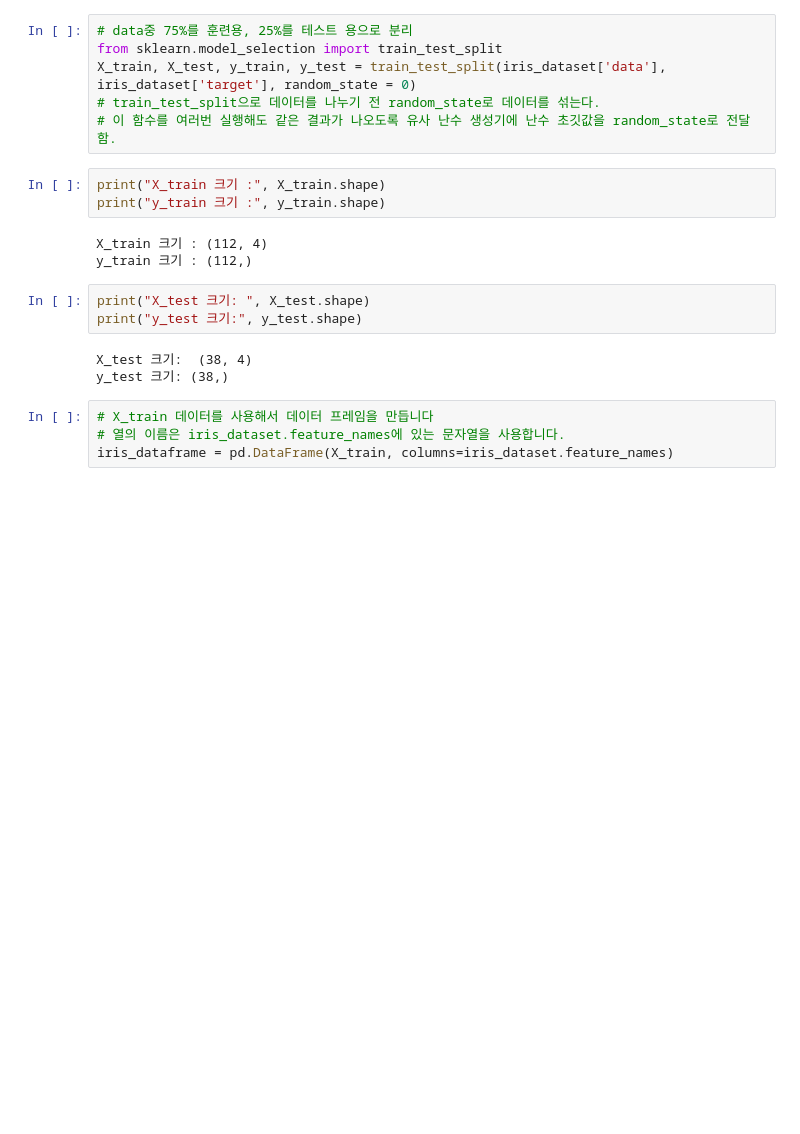
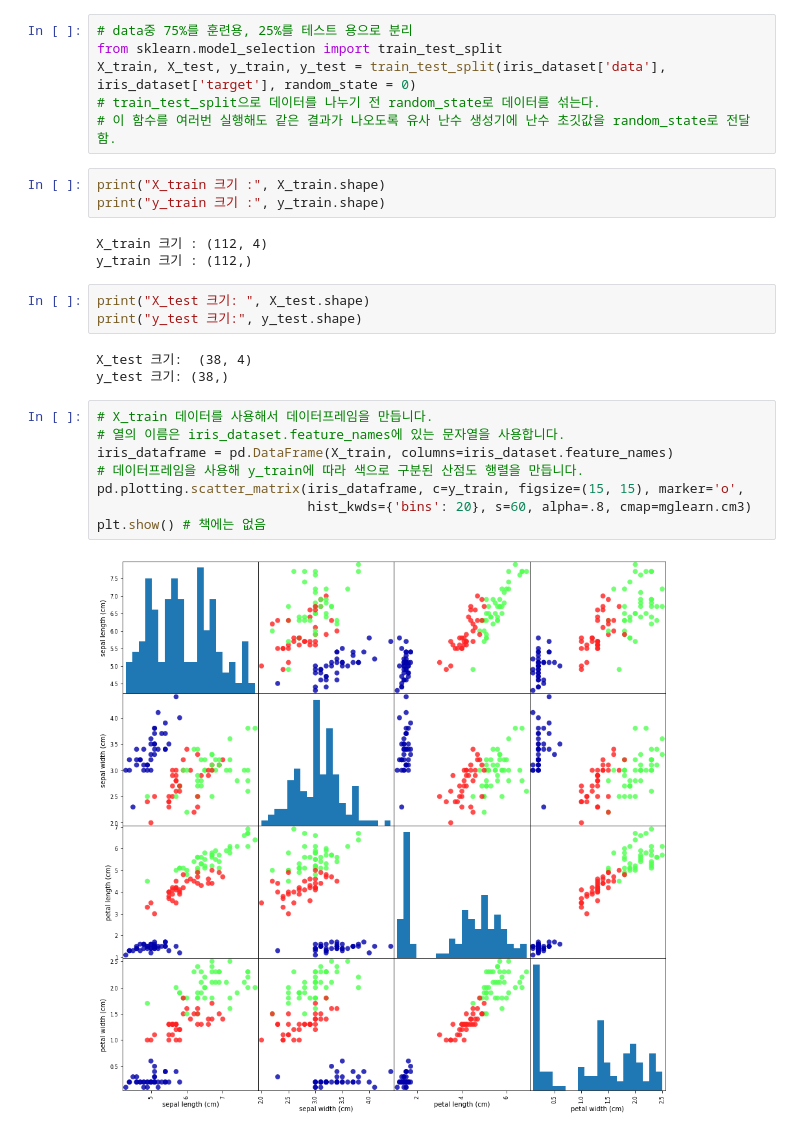
Before and after one commit to BOSOEK/Deep-Learning, a Jupyter notebook: Book/Introduction_to_Machine_learnin_with_python/chapter_1.ipynb, the cells around one changed output. Cells and saved outputs as stored; diff of their text form; blank space fills up the shorter version.

```diff
--- a/Book/Introduction_to_Machine_learnin_with_python/chapter_1.ipynb
+++ b/Book/Introduction_to_Machine_learnin_with_python/chapter_1.ipynb
@@ -94,6 +94,12 @@ print("y_test 크기:", y_test.shape)
 X_test 크기:  (38, 4)
 y_test 크기: (38,)
 # %%
-# X_train 데이터를 사용해서 데이터 프레임을 만듭니다
+# X_train 데이터를 사용해서 데이터프레임을 만듭니다.
 # 열의 이름은 iris_dataset.feature_names에 있는 문자열을 사용합니다.
 iris_dataframe = pd.DataFrame(X_train, columns=iris_dataset.feature_names)
+# 데이터프레임을 사용해 y_train에 따라 색으로 구분된 산점도 행렬을 만듭니다.
+pd.plotting.scatter_matrix(iris_dataframe, c=y_train, figsize=(15, 15), marker='o',
+                           hist_kwds={'bins': 20}, s=60, alpha=.8, cmap=mglearn.cm3)
+plt.show() # 책에는 없음
+# %% [output]
+[figure, added]
```
Also changed, not shown: parts of 8 cells of this notebook.
